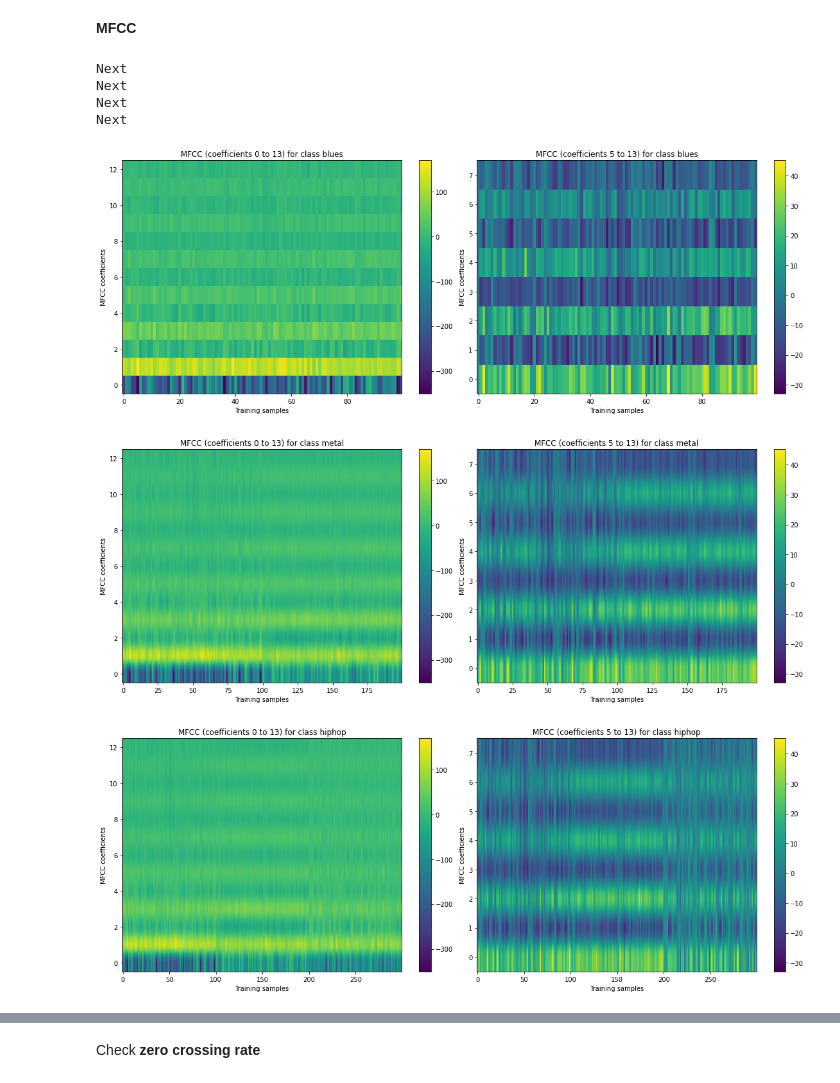
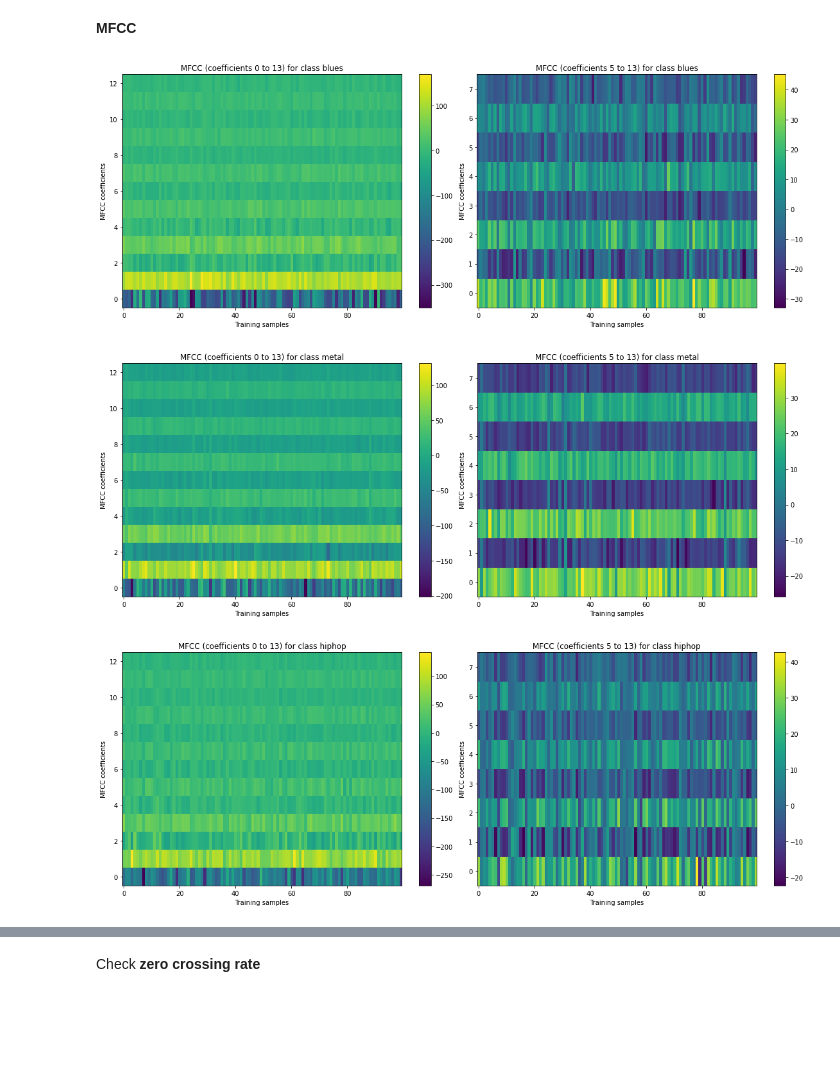
Before and after one commit to yilin10/MusicalGenreClassification, a Jupyter notebook: Assignment1.ipynb, the cells around one changed output, grey strips where cells are left out. Drawn from its saved outputs; the diff is of its cells as text; code cells hidden in the pictures; blank space fills up the shorter version.

Commit message:
Fix the error on mfcc feature diagram

```diff
--- a/Assignment1.ipynb
+++ b/Assignment1.ipynb
@@ -336,34 +335,27 @@ features_value
 # %%
 # store mfcc value for each genre
 #mfcc_dict = {'blues':,'metal','hiohop':,'reggae':}
 mfcc_dict = {"blues": [], "metal": [], "hiphop": [], "reggae": []}
 for each,i in zip(genre_analysis_list,range(0,4)):
-    mfcc_dict[each] = mfcc_value[0 * i: 100 * (i+1)].T
-    print("Next")
-for each in genre_analysis_list:
-    mfcc = mfcc_dict[each]
+    mfcc =  mfcc_value[100 * i: 100 * (i+1)].T
     figure = plt.figure(figsize=(16, 6))
     plt.subplot(1,2,1)
     plt.imshow(mfcc, origin='lower', aspect='auto')
     plt.xlabel('Training samples')
     plt.ylabel('MFCC coefficients')
     plt.title('MFCC (coefficients 0 to 13) for class {}'.format(each))
     plt.colorbar()
     plt.tight_layout()
 
     mfcc_upper = mfcc[5:]
     plt.subplot(1,2,2)
     plt.imshow(mfcc_upper, origin='lower', aspect='auto')
     plt.title('MFCC (coefficients 5 to 13) for class {}'.format(each))
     plt.xlabel('Training samples')
     plt.ylabel('MFCC coefficients')
     plt.colorbar()
     plt.tight_layout()
 # %% [output]
-Next
-Next
-Next
-Next
-[figure, old version]
+[figure, new version]
-[figure, old version]
+[figure, new version]
-[figure, old version]
+[figure, new version]
```
Also changed, not shown: parts of 7 cells of this notebook.
